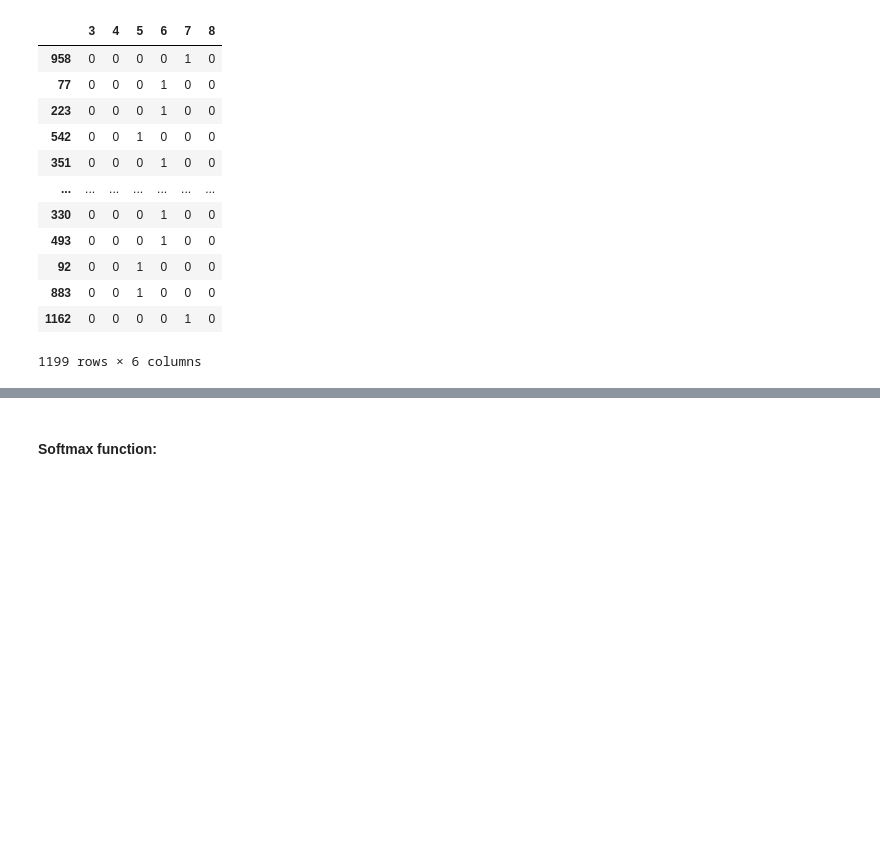
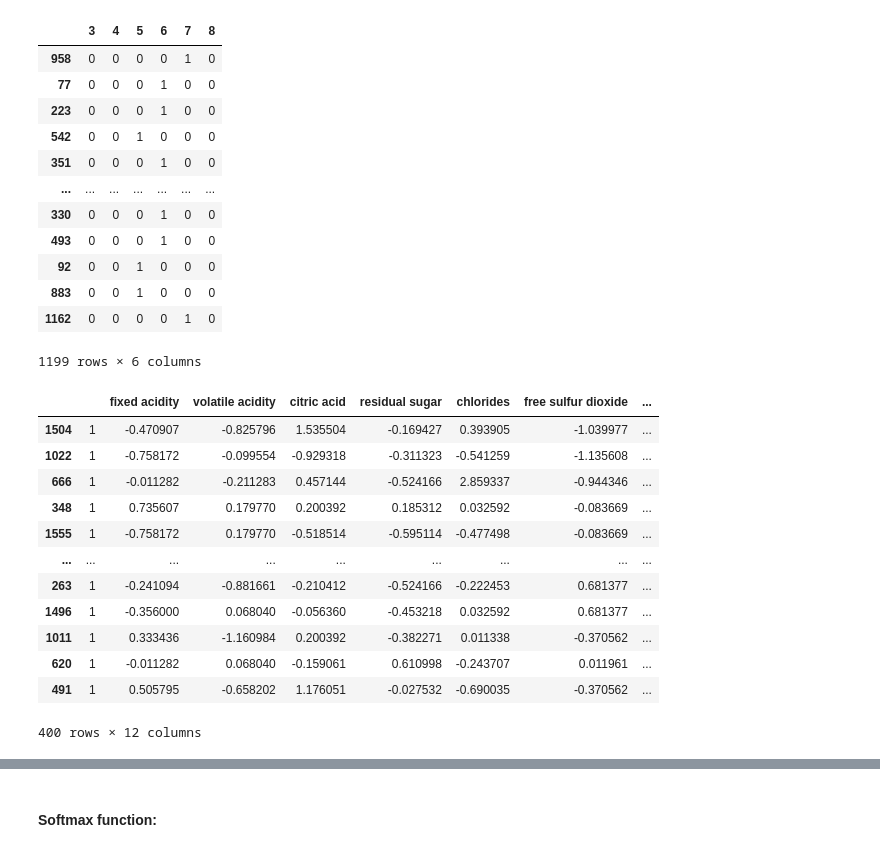
Before and after one commit to oreokenobi/MRM_SaiRithvikNama, a Jupyter notebook: ML_Tasks/Logistic Regression Task/log_reg_task.ipynb, the cells around one changed output, grey strips where cells are left out. Cells and saved outputs as stored; diff of their text form; code cells hidden in the pictures; blank space fills up the shorter version.

```diff
--- a/ML_Tasks/Logistic Regression Task/log_reg_task.ipynb
+++ b/ML_Tasks/Logistic Regression Task/log_reg_task.ipynb
@@ -137,3 +136,19 @@ y_train
 | 883 | 0 | 0 | 1 | 0 | 0 | 0 |
 | 1162 | 0 | 0 | 0 | 0 | 1 | 0 |
 1199 rows × 6 columns
+# %%
+x_test
+# %% [output]
+|  |  | fixed acidity | volatile acidity | citric acid | residual sugar | chlorides | free sulfur dioxide | ... |
+| 1504 | 1 | -0.470907 | -0.825796 | 1.535504 | -0.169427 | 0.393905 | -1.039977 | ... |
+| 1022 | 1 | -0.758172 | -0.099554 | -0.929318 | -0.311323 | -0.541259 | -1.135608 | ... |
+| 666 | 1 | -0.011282 | -0.211283 | 0.457144 | -0.524166 | 2.859337 | -0.944346 | ... |
+| 348 | 1 | 0.735607 | 0.179770 | 0.200392 | 0.185312 | 0.032592 | -0.083669 | ... |
+| 1555 | 1 | -0.758172 | 0.179770 | -0.518514 | -0.595114 | -0.477498 | -0.083669 | ... |
+| ... | ... | ... | ... | ... | ... | ... | ... | ... |
+| 263 | 1 | -0.241094 | -0.881661 | -0.210412 | -0.524166 | -0.222453 | 0.681377 | ... |
+| 1496 | 1 | -0.356000 | 0.068040 | -0.056360 | -0.453218 | 0.032592 | 0.681377 | ... |
+| 1011 | 1 | 0.333436 | -1.160984 | 0.200392 | -0.382271 | 0.011338 | -0.370562 | ... |
+| 620 | 1 | -0.011282 | 0.068040 | -0.159061 | 0.610998 | -0.243707 | 0.011961 | ... |
+| 491 | 1 | 0.505795 | -0.658202 | 1.176051 | -0.027532 | -0.690035 | -0.370562 | ... |
+400 rows × 12 columns
```
Also changed, not shown: parts of 7 cells of this notebook.
